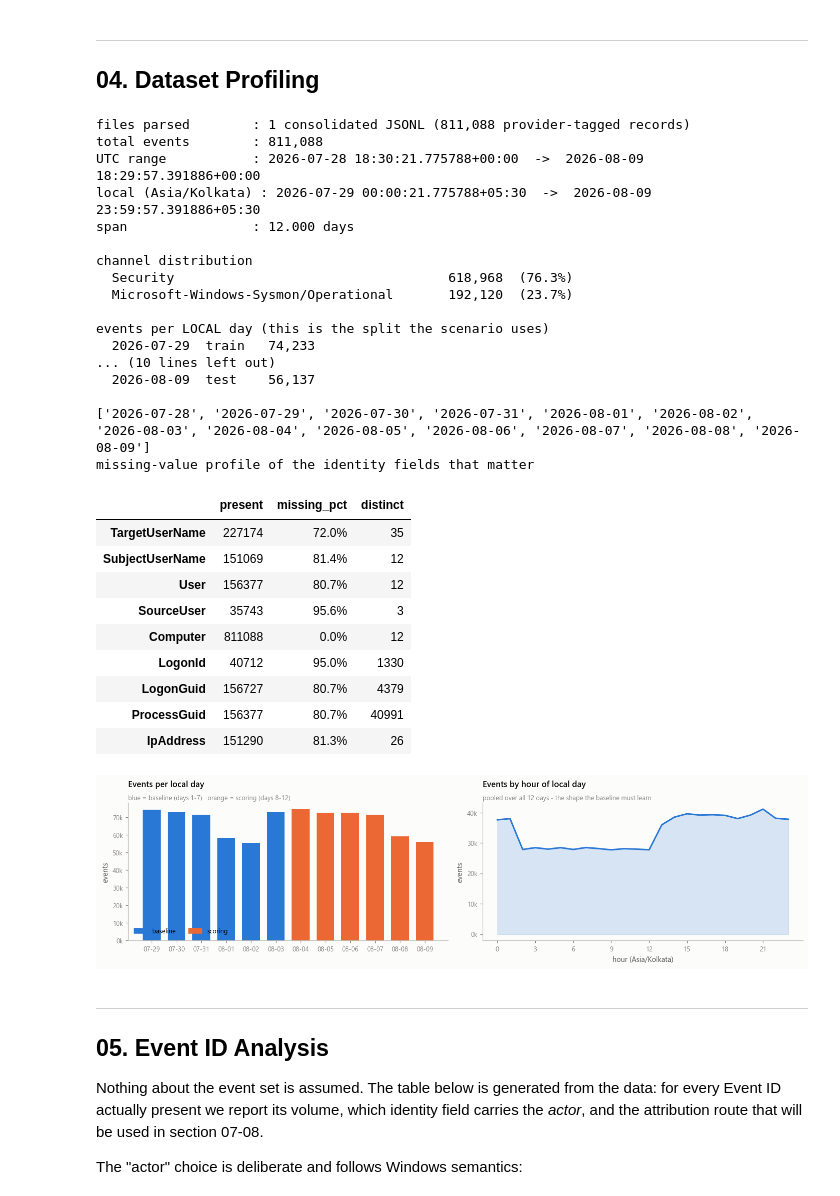
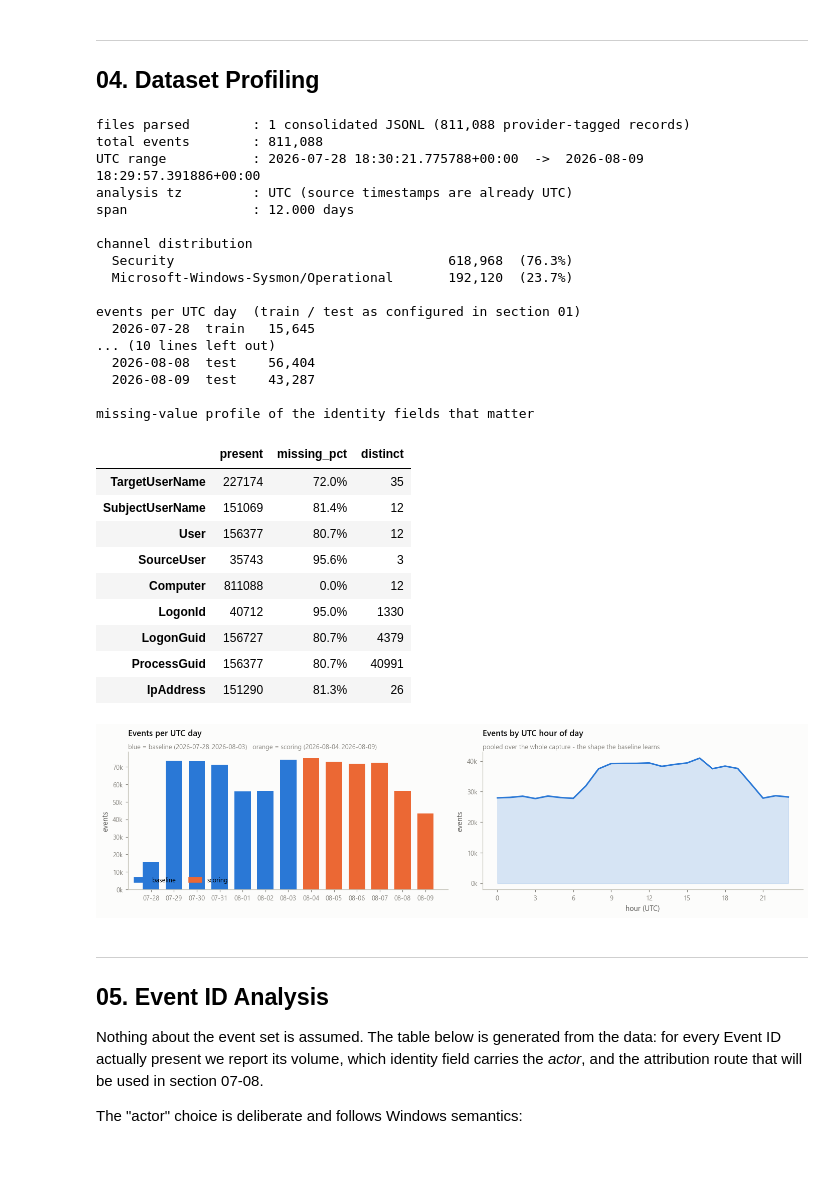
Before and after one commit to AryaSawane/ExamNotesAI, a Jupyter notebook: final.ipynb, the cells around one changed output. Drawn from its saved outputs; the diff is of its cells as text; code cells hidden in the pictures; blank space fills up the shorter version.

```diff
--- a/final.ipynb
+++ b/final.ipynb
@@ -299,23 +312,22 @@ t0, t1 = raw.timestamp.min(), raw.timestamp.max()
 print(f"files parsed        : 1 consolidated JSONL ({raw.Provider.notna().sum():,} provider-tagged records)")
 print(f"total events        : {n_events:,}")
 print(f"UTC range           : {t0}  ->  {t1}")
-print(f"local ({LOCAL_TZ}) : {t0.tz_convert(LOCAL_TZ)}  ->  {t1.tz_convert(LOCAL_TZ)}")
+print(f"analysis tz         : {TZ} (source timestamps are already UTC)")
 print(f"span                : {(t1 - t0).total_seconds() / 86400:.3f} days")
 print()
 print("channel distribution")
 for ch, n in raw.Channel.value_counts().items():
     print(f"  {ch:40s} {n:>9,}  ({n / n_events:5.1%})")
 
-_local = raw.timestamp.dt.tz_convert(LOCAL_TZ)
+_local = raw.timestamp.dt.tz_convert(TZ)
 per_day = _local.dt.strftime("%Y-%m-%d").value_counts().sort_index()
 print()
-print("events per LOCAL day (this is the split the scenario uses)")
+print("events per UTC day  (train / test as configured in section 01)")
 for d, n in per_day.items():
     tag = "train" if d in TRAIN_DATES else ("test " if d in TEST_DATES else "  -  ")
     print(f"  {d}  {tag}  {n:>7,}")
 
 print()
-print(ALL_DATES)
 print("missing-value profile of the identity fields that matter")
 idf = ["TargetUserName", "SubjectUserName", "User", "SourceUser", "Computer",
        "LogonId", "LogonGuid", "ProcessGuid", "IpAddress"]
@@ -329,19 +341,19 @@ prof
 files parsed        : 1 consolidated JSONL (811,088 provider-tagged records)
 total events        : 811,088
 UTC range           : 2026-07-28 18:30:21.775788+00:00  ->  2026-08-09 18:29:57.391886+00:00
-local (Asia/Kolkata) : 2026-07-29 00:00:21.775788+05:30  ->  2026-08-09 23:59:57.391886+05:30
+analysis tz         : UTC (source timestamps are already UTC)
 span                : 12.000 days
 
 channel distribution
   Security                                   618,968  (76.3%)
   Microsoft-Windows-Sysmon/Operational       192,120  (23.7%)
 
-events per LOCAL day (this is the split the scenario uses)
-  2026-07-29  train   74,233
+events per UTC day  (train / test as configured in section 01)
+  2026-07-28  train   15,645
 ... (10 lines left out)
-  2026-08-09  test    56,137
+  2026-08-08  test    56,404
+  2026-08-09  test    43,287
 
-['2026-07-28', '2026-07-29', '2026-07-30', '2026-07-31', '2026-08-01', '2026-08-02', '2026-08-03', '2026-08-04', '2026-08-05', '2026-08-06', '2026-08-07', '2026-08-08', '2026-08-09']
 missing-value profile of the identity fields that matter
 |  | present | missing_pct | distinct |
 | TargetUserName | 227174 | 72.0% | 35 |
@@ -356,29 +368,30 @@ missing-value profile of the identity fields that matter
 # %%
 fig, axes = plt.subplots(1, 2, figsize=(13, 3.6))
 
 ax = axes[0]
 days = list(per_day.index)
 colors = [CAT[0] if d in TRAIN_DATES else CAT[1] for d in days]
 ax.bar(range(len(days)), per_day.values, color=colors, width=0.72)
 ax.set_xticks(range(len(days)))
 ax.set_xticklabels([d[5:] for d in days], rotation=0)
 ax.yaxis.set_major_formatter(mpl.ticker.FuncFormatter(lambda v, p: f"{v/1000:.0f}k"))
-finish(ax, "Events per local day", "blue = baseline (days 1-7)   orange = scoring (days 8-12)",
-       ylabel="events")
+finish(ax, "Events per UTC day",
+       f"blue = baseline ({TRAIN_DATES[0]}..{TRAIN_DATES[-1]})   "
+       f"orange = scoring ({TEST_DATES[0]}..{TEST_DATES[-1]})", ylabel="events")
 ax.legend(handles=[Patch(color=CAT[0], label="baseline"), Patch(color=CAT[1], label="scoring")],
           loc="lower left", ncols=2)
 
 ax = axes[1]
 hourly = _local.dt.hour.value_counts().sort_index()
 ax.fill_between(hourly.index, hourly.values, color=CAT[0], alpha=0.18)
 ax.plot(hourly.index, hourly.values, color=CAT[0])
 ax.set_xticks(range(0, 24, 3))
 ax.yaxis.set_major_formatter(mpl.ticker.FuncFormatter(lambda v, p: f"{v/1000:.0f}k"))
-finish(ax, "Events by hour of local day", "pooled over all 12 days - the shape the baseline must learn",
-       xlabel=f"hour ({LOCAL_TZ})", ylabel="events")
+finish(ax, "Events by UTC hour of day", "pooled over the whole capture - the shape the baseline learns",
+       xlabel="hour (UTC)", ylabel="events")
 plt.tight_layout(); plt.show()
 # %% [output]
-[figure, old version]
+[figure, new version]
 # %% [markdown]
 ---
 ## 05. Event ID Analysis
```
Also changed, not shown: parts of 50 cells of this notebook, 1 other file.
